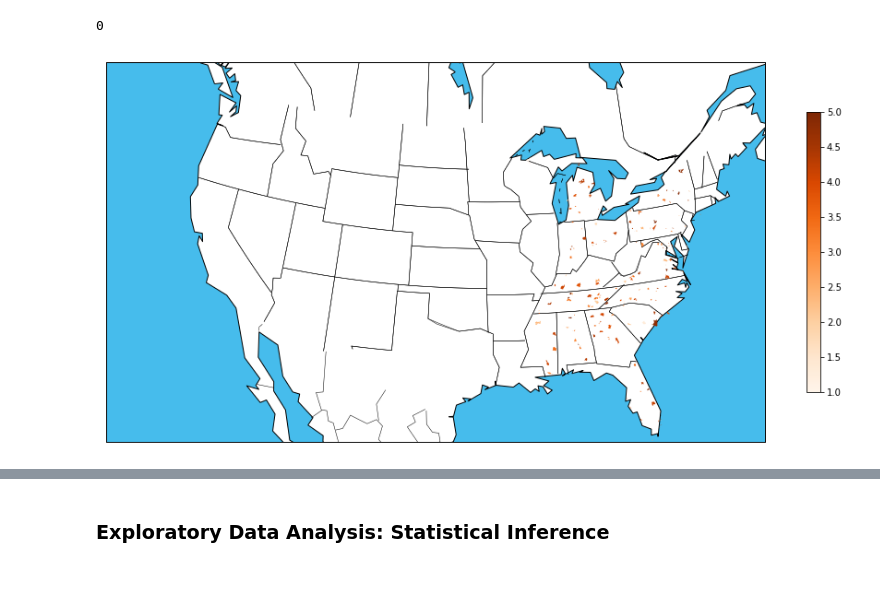
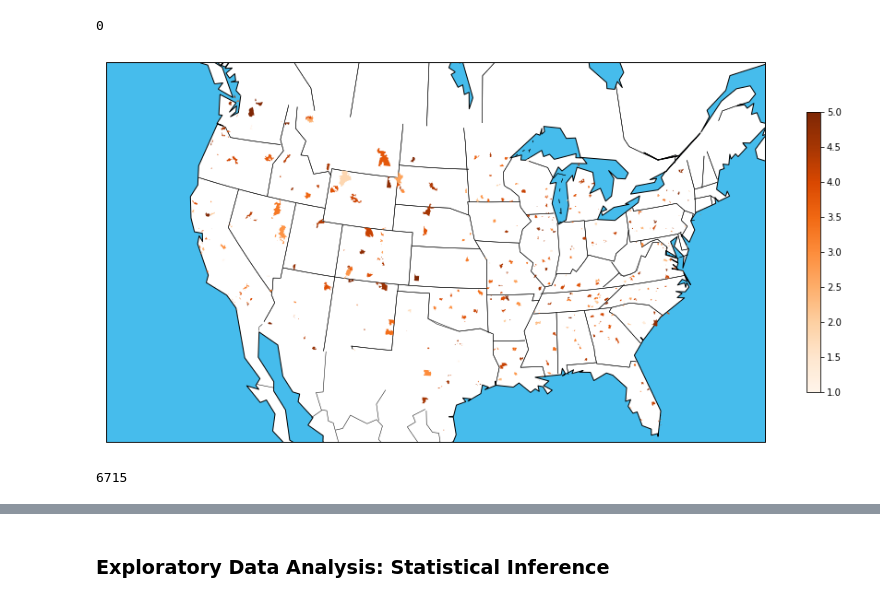
Before and after one commit to svnthn/Data-science, a Jupyter notebook: Capstone_1/Capstone1.ipynb, the cells around one changed output, grey strips where cells are left out. Cells and saved outputs as stored; diff of their text form; code cells hidden in the pictures.

Commit message:
Added visualization

```diff
--- a/Capstone_1/Capstone1.ipynb
+++ b/Capstone_1/Capstone1.ipynb
@@ -575,35 +573,40 @@ zip_code_avg = pd.DataFrame(english_reviews.groupby('postalCode')['reviews.ratin
 # %%
 #Identify zip codes corresponding to Hawaii and Alaska
 zip_codes_hawaii_bool = zip_code_avg['postalCode'].apply(str).str.match('967|968')
-zip_codes_alaska_bool = zip_code_avg['postalCode'].apply(str).str.match('[995-999]')
+zip_codes_alaska_bool = zip_code_avg['postalCode'].apply(str).str.match('995|996|997|998|999')
 # %%
 zip_codes_mainland_us = zip_code_avg[(~(zip_codes_hawaii_bool)) & (~(zip_codes_alaska_bool))]
 # %%
 #Make choropleth map of average rating by zip code
 f, ax = plt.subplots(figsize=(16,14))
 m = Basemap(resolution='c', projection='lcc', lat_0=36.22, lon_0=-94.52, llcrnrlon=-124.88, llcrnrlat=21, urcrnrlon=-62.16, urcrnrlat=50.44, ax=ax)
 m.drawmapboundary(fill_color='#46bcec')
 m.fillcontinents(color='white', lake_color='#46bcec')
 m.drawcoastlines()
 m.drawstates()
 m.readshapefile('./cb_2016_us_zcta510_500k/cb_2016_us_zcta510_500k', 'all_zip_codes', drawbounds=False)
 
-#df_zip_polygons = pd.DataFrame({'shapes': [Polygon(np.array(shape), True) for shape in m.all_zip_codes], 'code': [area['ZCTA5CE10'] for area in m.all_zip_codes_info]})
+df_zip_polygons = pd.DataFrame({'shapes': [Polygon(np.array(shape), True) for shape in m.all_zip_codes], 'code': [area['ZCTA5CE10'] for area in m.all_zip_codes_info]})
 
-#zip_codes_merged = pd.merge(zip_codes_mainland_us, df_zip_polygons, left_on='postalCode', right_on='code', how='left', sort=False)
+zip_codes_merged = pd.merge(zip_codes_mainland_us, df_zip_polygons, left_on='postalCode', right_on='code', how='left', sort=False)
 
-#zip_codes_merged.dropna(axis=0, inplace=True)
+zip_codes_merged.dropna(axis=0, inplace=True)
 
 cmap = plt.get_cmap('Oranges')
 pc = PatchCollection(zip_codes_merged.shapes, zorder=2)
 norm = Normalize()
 
 pc.set_facecolor(cmap(norm(zip_codes_merged['reviews.rating'].values)))
 ax.add_collection(pc)
 
 mapper = matplotlib.cm.ScalarMappable(norm=norm, cmap=cmap)
 mapper.set_array(zip_codes_merged['reviews.rating'])
 plt.colorbar(mapper, shrink=0.4)
 plt.show()
 # %% [output]
-[figure, old version]
+[figure, new version]
+# %%
+#Find number of records with proper state information
+len(english_reviews[english_reviews['province'].apply(len) != 2])
+# %% [output]
+6715
```
Also changed, not shown: parts of 6 cells of this notebook.
